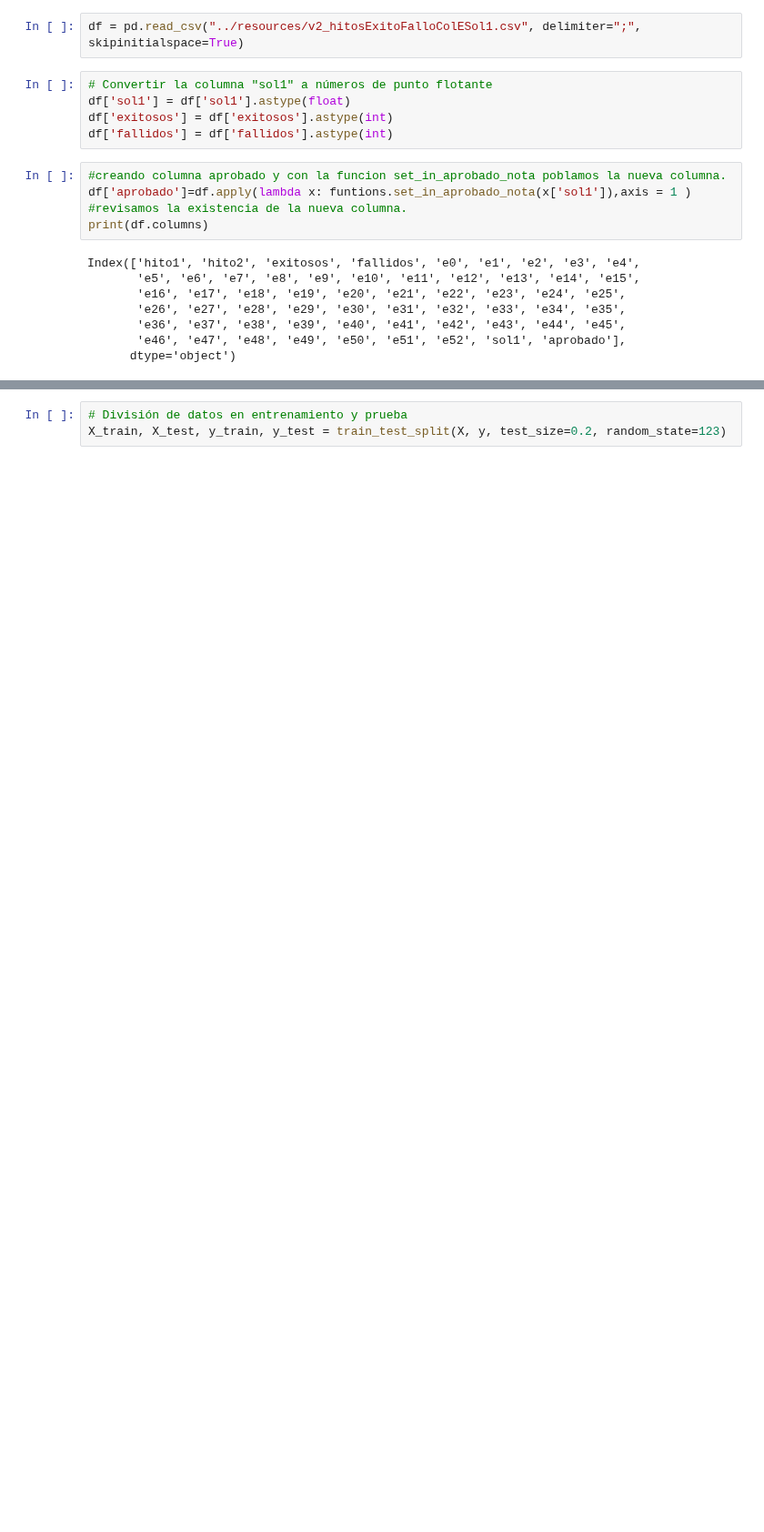
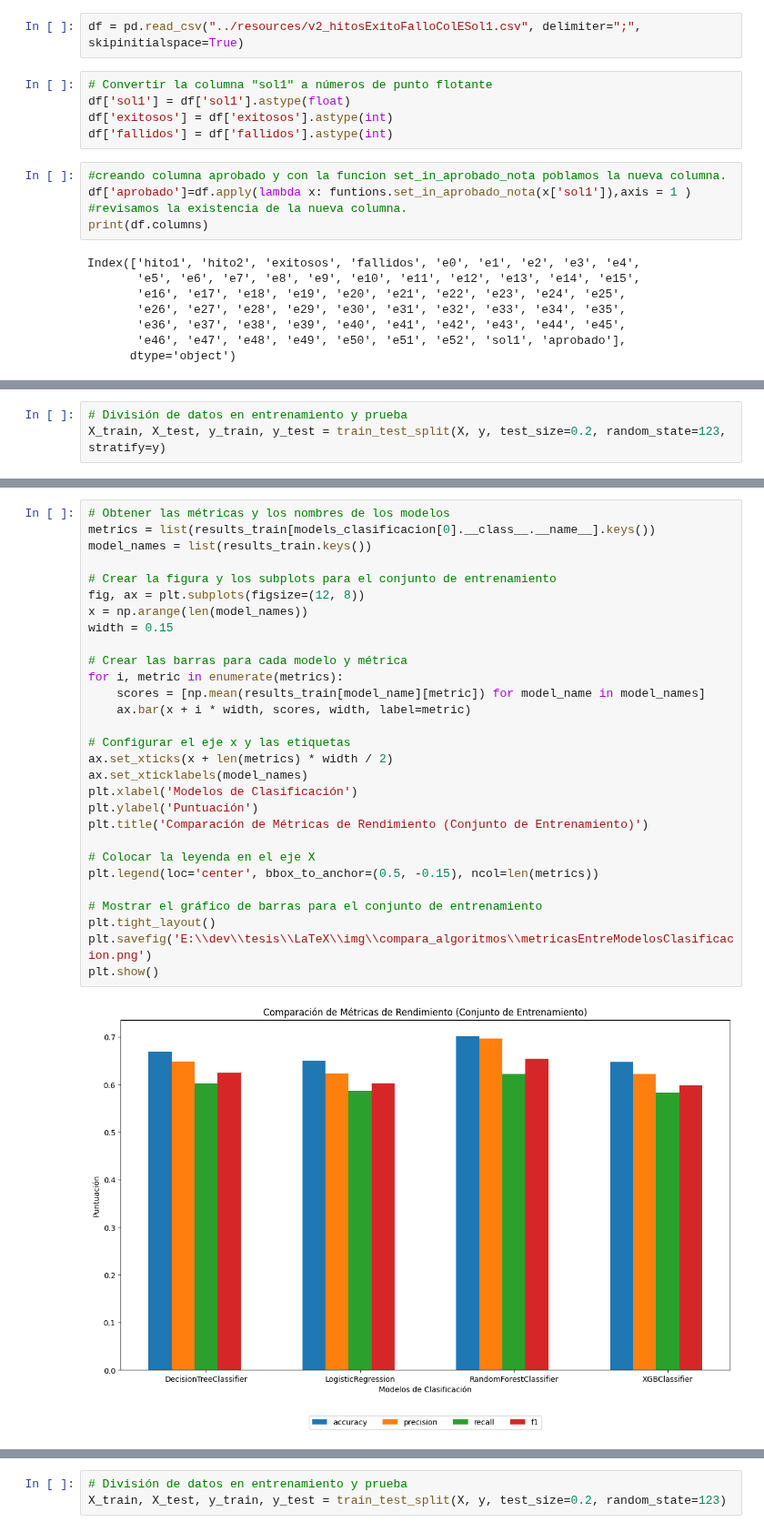
Before and after one commit to tonporaqui/tesis, a Jupyter notebook: jupyter_notebook/notebooks/compara_algoritmos.ipynb, the cells around one changed output, grey strips where cells are left out. Shown at 91% size. Saved outputs shown, nothing was run; the diff lists cells and outputs as text; blank space fills up the shorter version.

```diff
--- a/jupyter_notebook/notebooks/compara_algoritmos.ipynb
+++ b/jupyter_notebook/notebooks/compara_algoritmos.ipynb
@@ -102,3 +138,6 @@ X = df[
         "e44"
     ]
 ]
+# %%
+# División de datos en entrenamiento y prueba
+X_train, X_test, y_train, y_test = train_test_split(X, y, test_size=0.2, random_state=123, stratify=y)
@@ -104,0 +217,31 @@ X = df[
+# %%
+# Obtener las métricas y los nombres de los modelos
+metrics = list(results_train[models_clasificacion[0].__class__.__name__].keys())
+model_names = list(results_train.keys())
+
+# Crear la figura y los subplots para el conjunto de entrenamiento
+fig, ax = plt.subplots(figsize=(12, 8))
+x = np.arange(len(model_names))
+width = 0.15
+
+# Crear las barras para cada modelo y métrica
+for i, metric in enumerate(metrics):
+    scores = [np.mean(results_train[model_name][metric]) for model_name in model_names]
+    ax.bar(x + i * width, scores, width, label=metric)
+
+# Configurar el eje x y las etiquetas
+ax.set_xticks(x + len(metrics) * width / 2)
+ax.set_xticklabels(model_names)
+plt.xlabel('Modelos de Clasificación')
+plt.ylabel('Puntuación')
+plt.title('Comparación de Métricas de Rendimiento (Conjunto de Entrenamiento)')
+
+# Colocar la leyenda en el eje X
+plt.legend(loc='center', bbox_to_anchor=(0.5, -0.15), ncol=len(metrics))
+
+# Mostrar el gráfico de barras para el conjunto de entrenamiento
+plt.tight_layout()
+plt.savefig('E:\\dev\\tesis\\LaTeX\\img\\compara_algoritmos\\metricasEntreModelosClasificacion.png')
+plt.show()
+# %% [output]
+[figure, added]
```
Also changed, not shown: parts of 18 cells of this notebook, 11 other files.
